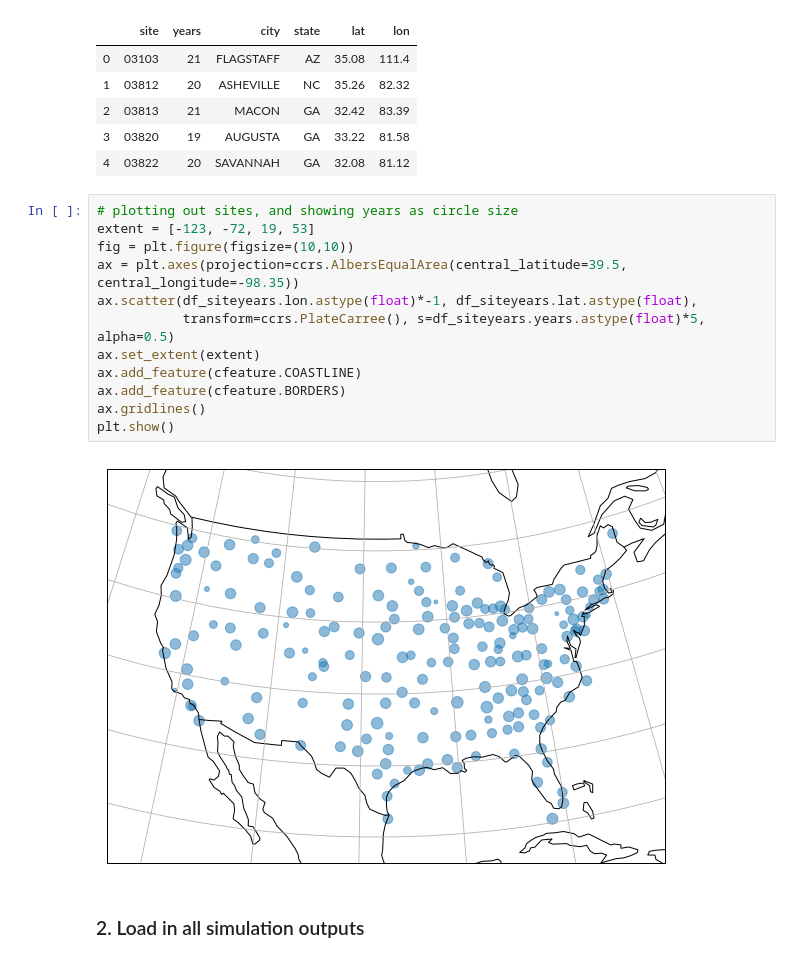
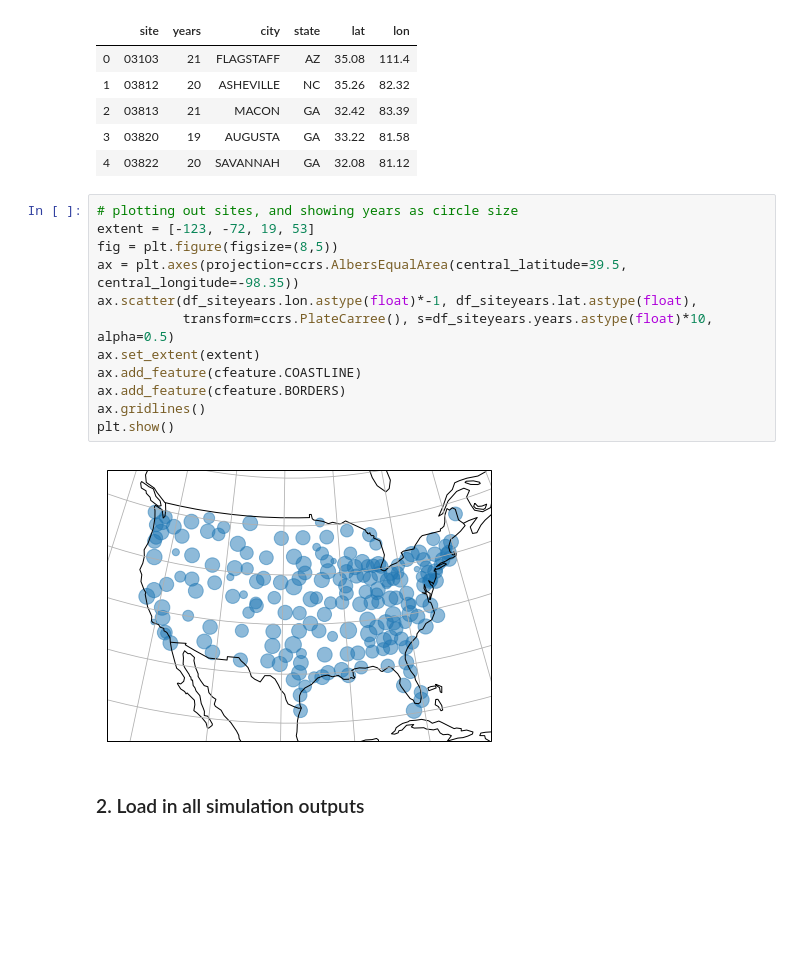
Before and after one commit to jennhsiao/upscale, a Jupyter notebook: notebooks/sim_process.ipynb, the cells around one changed output. Drawn from its saved outputs; the diff is of its cells as text; blank space fills up the shorter version.

```diff
--- a/notebooks/sim_process.ipynb
+++ b/notebooks/sim_process.ipynb
@@ -30,17 +30,17 @@ df_siteyears.head()
 # %%
 # plotting out sites, and showing years as circle size
 extent = [-123, -72, 19, 53]
-fig = plt.figure(figsize=(10,10))
+fig = plt.figure(figsize=(8,5))
 ax = plt.axes(projection=ccrs.AlbersEqualArea(central_latitude=39.5, central_longitude=-98.35))
 ax.scatter(df_siteyears.lon.astype(float)*-1, df_siteyears.lat.astype(float),
-           transform=ccrs.PlateCarree(), s=df_siteyears.years.astype(float)*5, alpha=0.5)
+           transform=ccrs.PlateCarree(), s=df_siteyears.years.astype(float)*10, alpha=0.5)
 ax.set_extent(extent)
 ax.add_feature(cfeature.COASTLINE)
 ax.add_feature(cfeature.BORDERS)
 ax.gridlines()
 plt.show()
 # %% [output]
-[figure, old version]
+[figure, new version]
 # %% [markdown]
 ### 2. Load in all simulation outputs
 # %%
```
Also changed, not shown: parts of 9 cells of this notebook.
